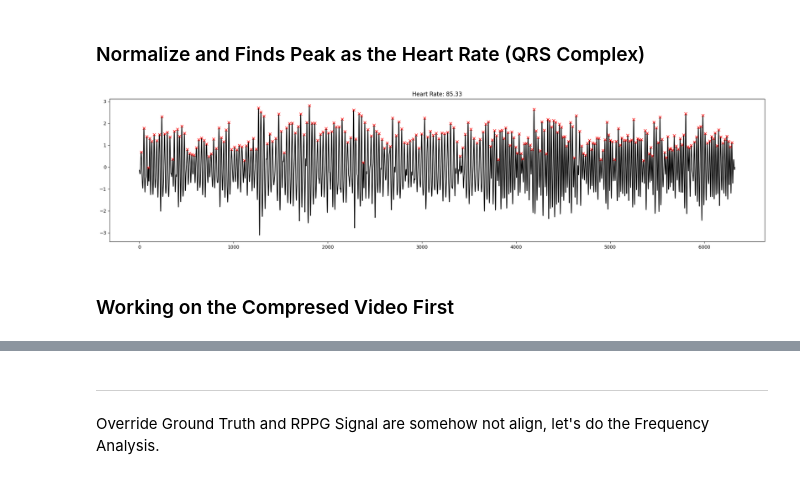
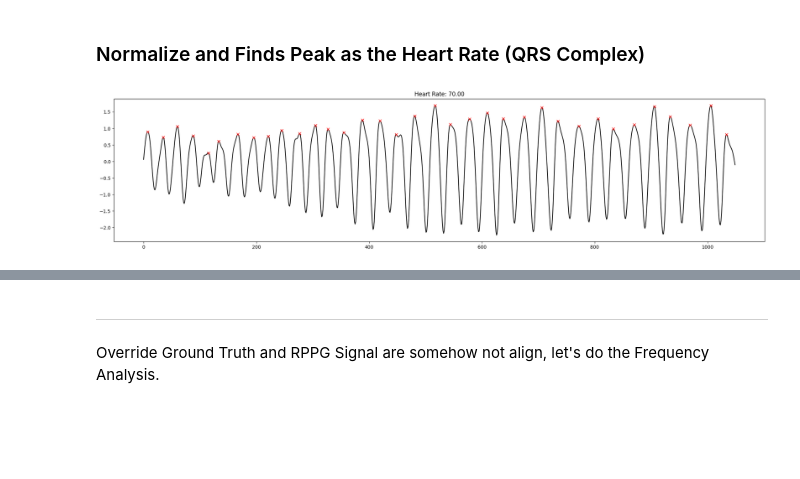
Before and after one commit to archiseino/hrv-plus-ultra, a Jupyter notebook: hrv-plus-ultra.ipynb, the cells around one changed output, grey strips where cells are left out. Cells and saved outputs as stored; diff of their text form; code cells hidden in the pictures; blank space fills up the shorter version.

```diff
--- a/hrv-plus-ultra.ipynb
+++ b/hrv-plus-ultra.ipynb
@@ -281,0 +382,8 @@ plt.show()
+# %%
+# Calculate power in physiological band (0.8-2.0 Hz)
+f, pxx = signal.welch(filtered_rppg, fs)
+physio_power = np.sum(pxx[(f >= 0.8) & (f <= 2.0)])
+total_power = np.sum(pxx)
+signal_quality = physio_power / total_power
+
+print(signal_quality)
@@ -281,0 +394,21 @@ plt.show()
+# %%
+## Filter Original Length Signal
+fs = 35; lowcut = 0.8; highcut = 2.9; order = 3
+b, a = signal.butter(order, [lowcut, highcut], btype='band', fs=fs)
+# b, a = signal.butter(3, [0.8, 2.0], btype='band', fs=fs)
+# downsamped_filtered = signal.filtfilt(b, a, downsampled_ground_truth)
+
+# # Additional lowpass to remove high-frequency noise
+# b2, a2 = signal.butter(3, 2.5, btype='low', fs=fs)
+# downsampled_ground_truth = signal.filtfilt(b2, a2, downsamped_filtered)
+
+compressed_filtered_ground_truth = signal.filtfilt(b, a, downsampled_ground_truth)
+
+## Show the Filtered RPPG Signal
+fig, ax = plt.subplots(2, 1, figsize=(20, 6))
+ax[0].plot(downsampled_ground_truth, color='black')
+ax[0].set_title('Ground Truth Signal - Before Filtering')
+ax[1].plot(compressed_filtered_ground_truth, color='black')
+ax[1].set_title('Ground Truth Signal - After Filtering')
+plt.tight_layout()
+plt.show()
@@ -283,24 +418,23 @@ plt.show()
 ### Normalize and Finds Peak as the Heart Rate (QRS Complex)
 # %%
 ## Normalie the RPPG Signal
-filtered_rppg = (filtered_rppg - np.mean(filtered_rppg)) / np.std(filtered_rppg)
+compressed_filtered_ground_truth = (compressed_filtered_ground_truth - np.mean(compressed_filtered_ground_truth)) / np.std(compressed_filtered_ground_truth)
 
 ## Finds Peak Signal
-peaks, _ = signal.find_peaks(
-    x=filtered_rppg,
-    prominence=0.5,
+peaks_gt, _ = signal.find_peaks(
+    x=compressed_filtered_ground_truth,
+    prominence=0.4,
+    distance=int(fs * 0.5)
 )
 
 ## Calculating the Heart Rate and Show the Result
-heart_rate = 60 * len(peaks) / (len(filtered_rppg) / fs)
+heart_rate = 60 * len(peaks_gt) / (len(compressed_filtered_ground_truth) / fs)
 
 plt.figure(figsize=(20, 5))
-plt.plot(filtered_rppg, color='black')
-plt.plot(peaks, filtered_rppg[peaks], 'x', color='red')
+plt.plot(compressed_filtered_ground_truth, color='black')
+plt.plot(peaks_gt, compressed_filtered_ground_truth[peaks_gt], 'x', color='red')
 plt.title(f'Heart Rate: {heart_rate:.2f}')
 plt.tight_layout()
 plt.show()
 # %% [output]
-[figure, old version]
+[figure, new version]
-# %% [markdown]
-### Working on the Compresed Video First
```
Also changed, not shown: parts of 45 cells of this notebook, 2 other files.
